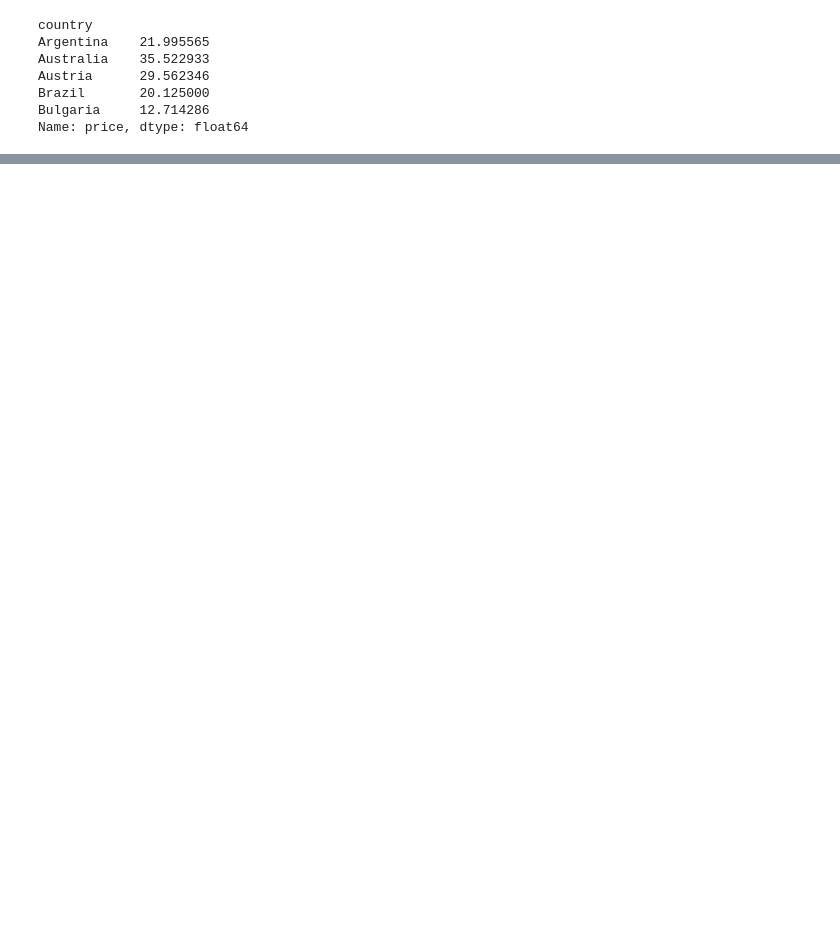
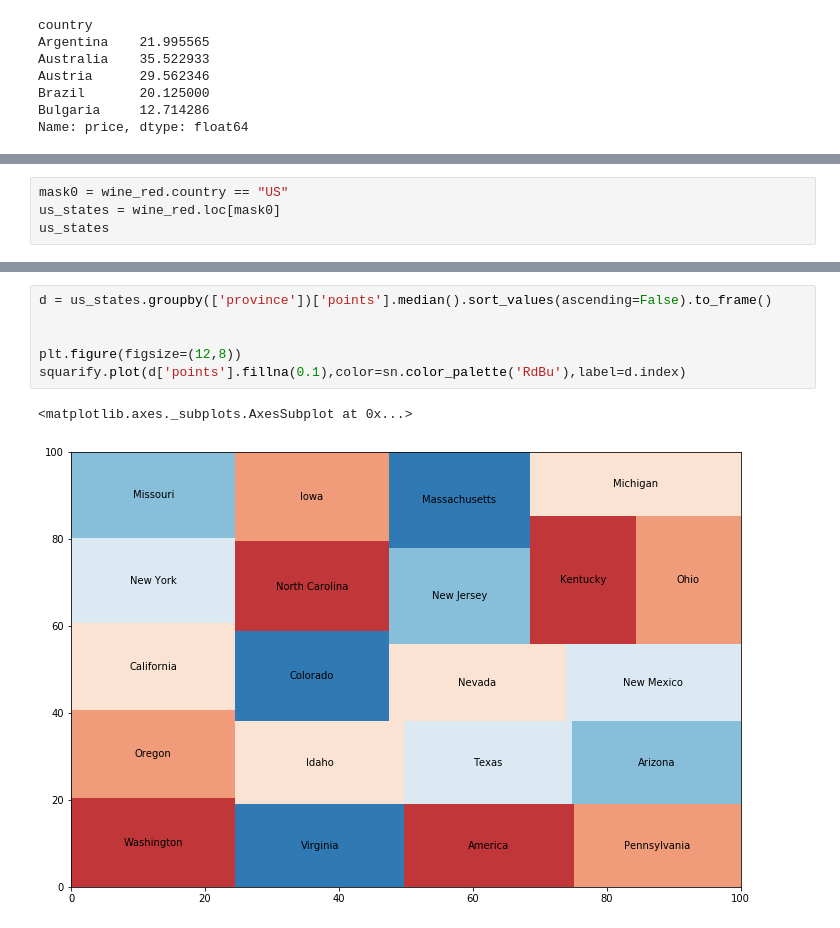
Before and after one commit to 06S197GT/SMU-Project-1, a Jupyter notebook: WineAnalysis.ipynb, the cells around one changed output, grey strips where cells are left out. Drawn from its saved outputs; the diff is of its cells as text; blank space fills up the shorter version.

```diff
--- a/WineAnalysis.ipynb
+++ b/WineAnalysis.ipynb
@@ -905,0 +923,4 @@ Name: price, dtype: float64
+# %%
+mask0 = wine_red.country == "US"
+us_states = wine_red.loc[mask0]
+us_states
@@ -906 +941,10 @@ Name: price, dtype: float64
+# %%
+d = us_states.groupby(['province'])['points'].median().sort_values(ascending=False).to_frame()
+
+
+plt.figure(figsize=(12,8))
+squarify.plot(d['points'].fillna(0.1),color=sn.color_palette('RdBu'),label=d.index)
+# %% [output]
+<matplotlib.axes._subplots.AxesSubplot at 0x...>
+[figure, added]
 # %%
```
Also changed, not shown: parts of 8 cells of this notebook.
